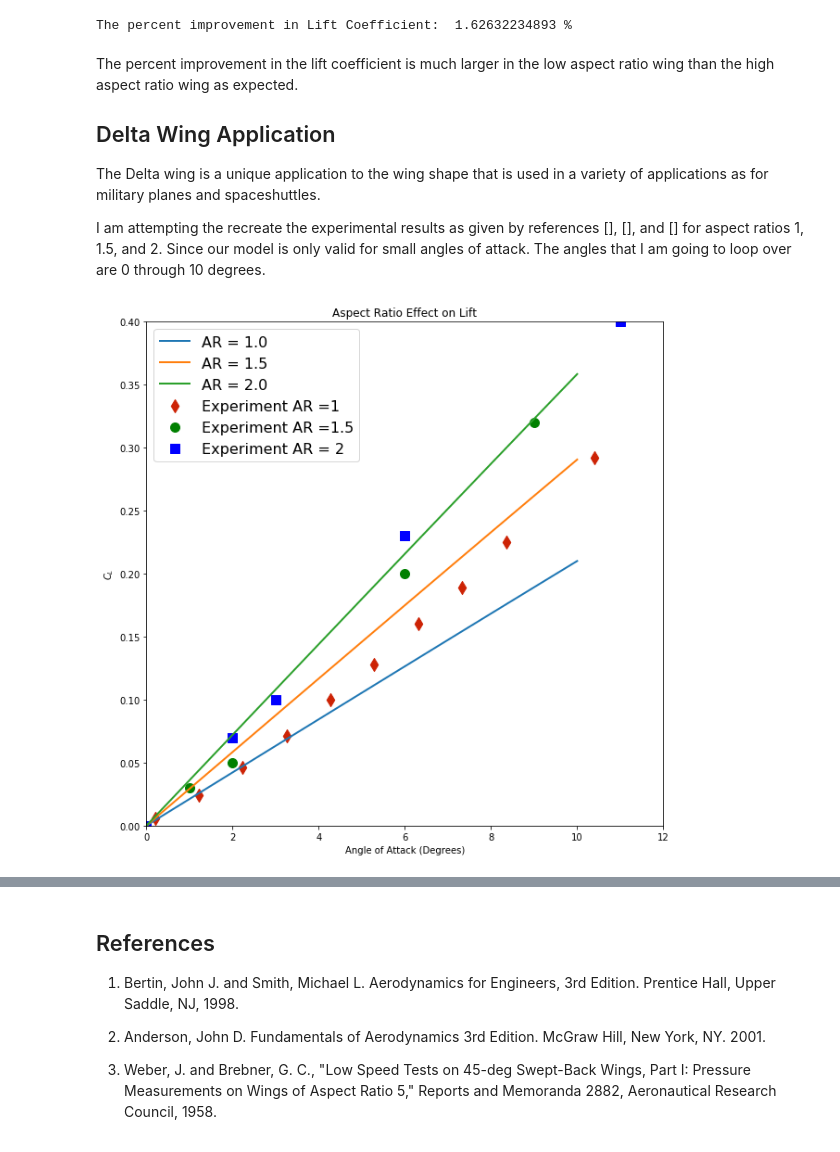
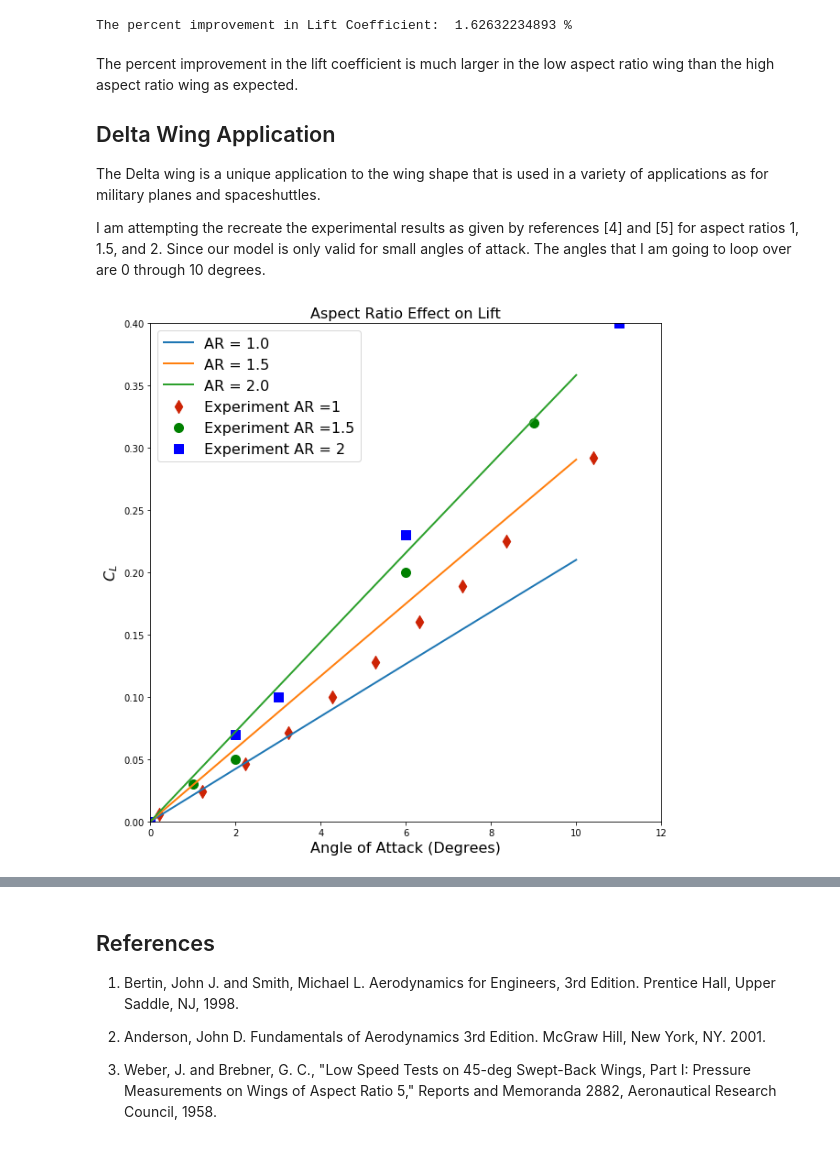
Before and after one commit to barbagroup/AeroPython-studentprojects2017, a Jupyter notebook: jennakosborn/Osborn_Project2017.ipynb, the cells around one changed output, grey strips where cells are left out. Cells and saved outputs as stored; diff of their text form; code cells hidden in the pictures.

Commit message:
Almost done, added necessary figures

```diff
--- a/jennakosborn/Osborn_Project2017.ipynb
+++ b/jennakosborn/Osborn_Project2017.ipynb
@@ -375,7 +495,33 @@ def calculate_lift(panels, gammas, freestream, cav, N):
 Now we can combine all of the steps into one process and one function called **VLM**.
 # %%
 def VLM(AR,nchord, nspan, sweepangle,tapratio, Type, u_inf, AoA):
-    """"""
+    """
+    Calculated the lift coefficient from a given wing geometry
+
+    Parameters
+    ----------
+    AR: float
+        Aspect Ratio
+    nchord: float
+        Number of panels in chord direction
+    nspan: float
+        Number of panels in the span direction
+    sweepangle: float
+        Sweepangle
+    tapratio: float
+        Taper ratio
+    Type: String
+        Type of wing: 'Delta', 'Constant Chord', or 'Tapered'
+    u_inf: float
+        freestream velocity magnitude
+    alpha: float
+        The angle of the freestream velocity with the y axis.
+
+    Returns
+    -------
+    Cl: float
+        Coefficient of Lift
+    """
 # Calculating the x and y-coordinates of the individual panels
     x,y, N, cav = panel_coordinates(AR, nchord, nspan, sweepangle, tapratio, Type)
 
@@ -579,7 +719,7 @@ The percent improvement in the lift coefficient is much larger in the low aspect
 
 The Delta wing is a unique application to the wing shape  that is used in a variety of applications as for military planes and spaceshuttles.
 
-I am attempting the recreate the experimental results as given by references [], [], and [] for aspect ratios 1, 1.5, and 2. Since our model is only valid for small angles of attack. The angles that I am going to loop over are 0 through 10 degrees.
+I am attempting the recreate the experimental results as given by references [4] and [5] for aspect ratios 1, 1.5, and 2. Since our model is only valid for small angles of attack. The angles that I am going to loop over are 0 through 10 degrees.
 # %%
 # Wing Charaterisitics
 AR = [1.0, 1.5, 2.0]
@@ -611,35 +751,35 @@ AR1p5 = numpy.genfromtxt('./Resources/Delta_Exp_AR=1p5.csv',
                         delimiter = ',')
 alpha1p5 = AR1p5[:,0]
 Cl1p5 = AR1p5[:,1]
 
 # Aspect Ration 2
 AR2 = numpy.genfromtxt('./Resources/Delta_Exp_AR=2.csv',
                       delimiter =',')
 alpha2 = AR2[:,0]
 Cl2 =AR2[:,1]
 
 # Plotting the results
 pyplot.figure(figsize = (10,10))
-pyplot.title('Aspect Ratio Effect on Lift')
-pyplot.xlabel('Angle of Attack (Degrees)')
-pyplot.ylabel('$C_L$')
+pyplot.title('Aspect Ratio Effect on Lift', fontsize = 16)
+pyplot.xlabel('Angle of Attack (Degrees)', fontsize = 16)
+pyplot.ylabel('$C_L$', fontsize = 16)
 
 pyplot.plot(alpha, Cl[0,:], linewidth = 2, linestyle = '-',
             label = ('AR = 1.0'))
 pyplot.plot(alpha, Cl[1,:], linewidth =2, linestyle = '-',
            label = 'AR = 1.5')
 pyplot.plot(alpha, Cl[2, :], linewidth = 2, linestyle ='-',
            label = 'AR = 2.0')
 
 pyplot.scatter(alpha1, Cl1, color = '#CD2305', marker = 'd', s =100,
               label= 'Experiment AR =1')
 pyplot.scatter(alpha1p5, Cl1p5, color = 'g', marker = 'o', s = 100,
               label ='Experiment AR =1.5')
 pyplot.scatter(alpha2, Cl2, color = 'b', marker = 's', s = 100,
               label = 'Experiment AR = 2')
 pyplot.legend(loc ='best', fontsize = 16)
 pyplot.xlim(0, 12)
 pyplot.ylim(0,0.4);
 # %% [output]
-[figure, old version]
+[figure, new version]
 # %% [markdown]
```
Also changed, not shown: parts of 21 cells of this notebook, 3 other files.
